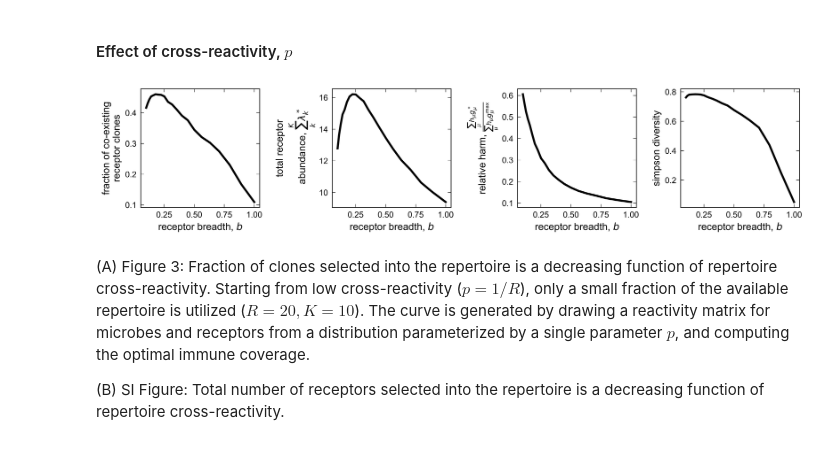
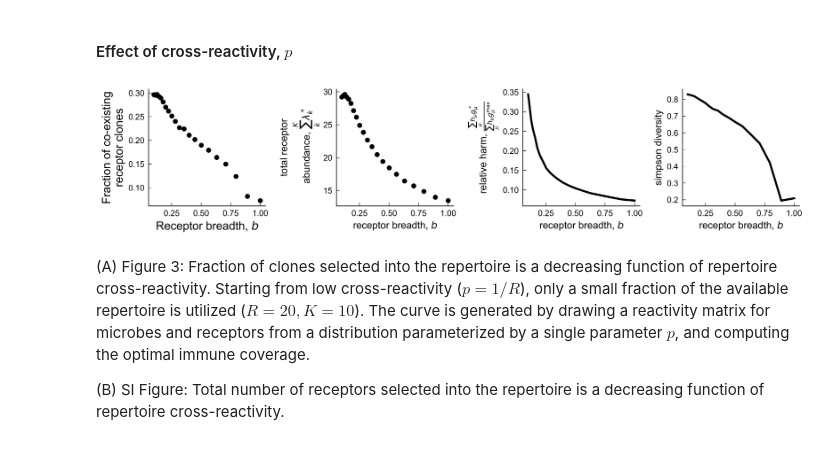
Before and after one commit to obinna-ukogu/gutimmune, a Jupyter notebook: explore-microbiome-genetic-structure.ipynb, the cells around one changed output. Cells and saved outputs as stored; diff of their text form; code cells hidden in the pictures.

```diff
--- a/explore-microbiome-genetic-structure.ipynb
+++ b/explore-microbiome-genetic-structure.ipynb
@@ -87,27 +87,28 @@ for i, p in enumerate(hs):
 
 l_opts = np.array([single_receptor(n=j, beta = 1.0) for j in hs])
 ax2.plot(hs, l_opts, color = 'black',label = "analytic", **kwargs)
-ax2.axvline(x = 1.0, color = 'red', ls = '--')
+ax2.axvspan(0, 1, color = 'grey', zorder = 0, alpha = 0.5,linewidth=0)
 #ax1.title.set_text(r'one microbe, one receptor')
 
 ax3.plot(hs, 1/(1 + sigma*l_opts), color = 'black',label = "analytic", **kwargs)
 
 ax4.plot(hs, np.abs(-1/(1 + sigma*l_opts)**2), color = 'black',label = "analytic", **kwargs)
 
-ax1.set(xlabel=r'receptor abundance, $\lambda$',ylabel=r'objective, $h_\mu g_\mu + \beta \lambda$')
+ax1.set(xlabel=r'Receptor abundance, $\lambda$',ylabel=r'Objective, $h_\mu g_\mu + \beta \lambda$')
 ax1.legend()
 ax1.minorticks_off()
 ax1.set_box_aspect(1)
 
-ax2.set(ylabel=r'Optimal coverage, $C^*_\mu$', xlabel=r'protection-to-cost ratio, $\frac{\sigma_\mu h_\mu g^\text{max}_\mu}{\beta}$')
+ax2.set_xlabel(r'Protection over cost, $\Omega$', fontsize = 14)
+ax2.set_ylabel(r'Optimal coverage, $C^* [K_C]$', fontsize = 14)
 ax2.minorticks_off()
 ax2.set_box_aspect(1)
 
-ax3.set(ylabel=r'microbe abundance, $\tilde{g}(\lambda^*)$', xlabel=r'protection-to-cost ratio, $\frac{\sigma hg^\text{max}}{\beta}$')
+ax3.set(ylabel=r'Microbe abundance, $\tilde{g}(\lambda^*)$', xlabel=r'Protection over cost, $\Omega$')
 ax3.minorticks_off()
 ax3.set_box_aspect(1)
 
-ax4.set(ylabel=r'sensitivity, $\|\frac{{\rm d}\tilde{g}}{{\rm d}C}(C^*)\|$', xlabel=r'protection-to-cost ratio, $\frac{\sigma hg^\text{max}}{\beta}$')
+ax4.set(ylabel=r'Sensitivity, $\|\frac{1}{g^\text{max}}\frac{{\rm d}\tilde{g}}{{\rm d}C}\|_{C = C^*}$', xlabel=r'Protection over cost, $\Omega$')
 ax4.minorticks_off()
 ax4.set_box_aspect(1)
 
@@ -236,12 +237,11 @@ ax1.plot(hs, sigma_threshs, color = 'black', **kwargs)
 # ax1.set_title(r'two microbes', fontsize = 10)
 ax1.legend(fontsize = 6)
 ax1.set(xlabel = r'harm-cost ratio, $\frac{h_1g_1^\text{max}}{\beta}$',ylabel=r'receptor 2 reactivity, $\sigma_{2}^*$')
+ax1.set_box_aspect(1)
+ax1.spines['top'].set_visible(False)
+ax1.spines['right'].set_visible(False)
+ax1.tick_params(top=False, right=False)
 ax1.minorticks_off()
-ax1.set_box_aspect(1)
-for ax in (ax1):
-    ax.spines['top'].set_visible(False)
-    ax.spines['right'].set_visible(False)
-    ax.tick_params(top=False, right=False)
 
 fig.savefig('_figs/figSI_receptor-threshold-2d'+'.pdf', dpi=300, bbox_inches='tight')
 # %% [output]
@@ -265,7 +265,7 @@ simpson_index_list = []
 opt_sigma_std_list = []
 
 
-m, k = 10, 10
+m, k = 10, 20
 runs = 1000
 ps = np.logspace(np.log10(1/m), 0, 21)
 
@@ -300,40 +300,45 @@ for i, p in enumerate(ps):
 # Plot numerical values and analytic values verus beta
 fig, axs = plt.subplots(1, 4, dpi = 300, figsize=(12, 2.5), layout='constrained')
 
-axs[0].plot(ps, np.array(rec_num_opts)/k, color = 'k', **kwargs)
+axs[0].scatter(ps, np.array(rec_num_opts)/k, color = 'k')
 # axs[0].plot([1.0,m], [1.0,m], 'k--')
-axs[0].set(ylabel='fraction of co-existing\nreceptor clones',xlabel=r'receptor breadth, $b$')
+axs[0].set_xlabel(r'Receptor breadth, $b$', fontsize = 14)
+axs[0].set_ylabel('Fraction of co-existing\nreceptor clones', fontsize = 14)
+# axs[0].set(ylabel='Fraction of co-existing\nreceptor clones',xlabel=r'receptor breadth, $b$')
 
 # axtwin = axs[0].twinx()
 # axtwin.tick_params(axis='y', labelcolor='tab:red')
 # axtwin.set_xlabel(r'receptor breadth, $b$', fontsize = 12)
 # axtwin.set_ylabel(r'reactivity overlap', fontsize = 12, color='tab:red')
 # axtwin.minorticks_off()
 # axtwin.tick_params(axis='both', which='major', labelsize=10)
 # axtwin.xaxis.set_tick_params(labeltop=False)
 
 # axtwin.plot(ps, np.array(opt_sigma_std_list),color = 'tab:red', **kwargs)
 
-axs[1].plot(ps, lam_opts, color = 'k', **kwargs)
+axs[1].scatter(ps, lam_opts, color = 'k')
 axs[1].set(ylabel='total receptor\n abundance, '+r'$\sum_k^K \lambda_k^*$', xlabel=r'receptor breadth, $b$')
 # axs[1].semilogy()
 
 axs[2].plot(ps, (np.array(obj_opts) - 1/k*np.array(lam_opts))/m, color = 'k', **kwargs)
 axs[2].set(ylabel=r'relative harm, $\frac{\sum_\mu h_\mu g_\mu^*}{\sum_\mu h_\mu g_\mu^\text{max}}$', xlabel=r'receptor breadth, $b$')
 
 axs[3].plot(ps, simpson_index_list, color = 'k', **kwargs)
 axs[3].set(ylabel=r'simpson diversity', xlabel=r'receptor breadth, $b$')
 
 for j, ax in enumerate(axs.flat):
     # ax.semilogx()
     ax.xaxis.set_tick_params(labelbottom=True)
     ax.yaxis.set_tick_params(labelleft=True)
+    ax.spines['top'].set_visible(False)
+    ax.spines['right'].set_visible(False)
+    ax.tick_params(top=False, right=False)
     ax.minorticks_off()
     ax.set_box_aspect(1)
 
 fig.savefig('_figs/fig3_many_receptors_cross_reactivity'+'.pdf', dpi=300, bbox_inches='tight')
 # %% [output]
-[figure, old version]
+[figure, new version]
 # %% [markdown]
 (A) Figure 3: Fraction of clones selected into the repertoire is a decreasing function of repertoire cross-reactivity. Starting from low cross-reactivity ($p = 1/R$), only a small fraction of the available repertoire is utilized ($R = 20, K = 10$). The curve is generated by drawing a reactivity matrix for microbes and receptors from a distribution parameterized by a single parameter $p$, and computing the optimal immune coverage.
 
```
Also changed, not shown: parts of 8 cells of this notebook, 21 other files.
